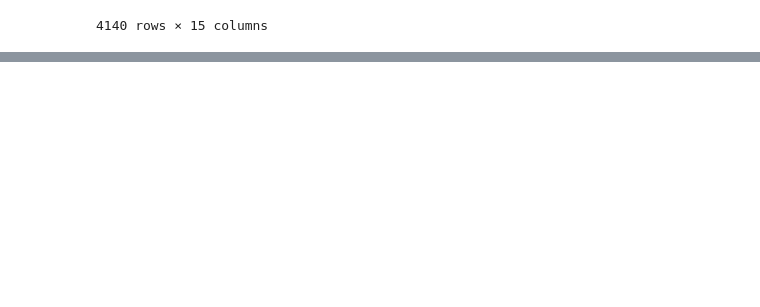
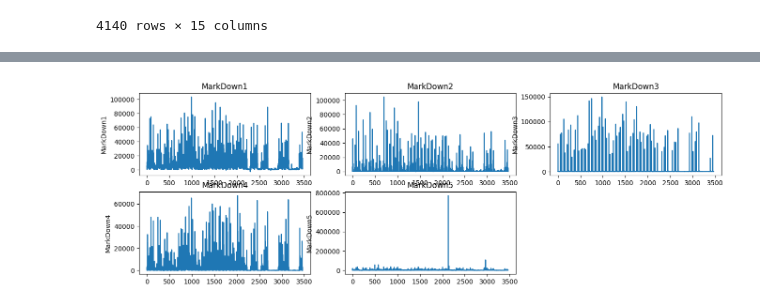
Before and after one commit to Prakash-Kani/Retail-Sales-Prediction, a Jupyter notebook: preprocessing.ipynb, the cells around one changed output, grey strips where cells are left out. Drawn from its saved outputs; the diff is of its cells as text; code cells hidden in the pictures; blank space fills up the shorter version.

Commit message:
Updated and Handled Missing Values in MarkDown columns

```diff
--- a/preprocessing.ipynb
+++ b/preprocessing.ipynb
@@ -926,3 +926,29 @@ markdown_null_df.head()
 | 2 | 1 | 1 | 151315 | 39.93 | 2.514 | NaN | NaN | NaN | NaN | ... |
 | 3 | 1 | 1 | 151315 | 46.63 | 2.561 | NaN | NaN | NaN | NaN | ... |
 | 4 | 1 | 1 | 151315 | 46.50 | 2.625 | NaN | NaN | NaN | NaN | ... |
+# %%
+plt.figure(figsize=(16, 5))
+
+plt.subplot(2, 3, 1)
+sns.lineplot(markdown_notnull_df['MarkDown1'])
+plt.title(f'MarkDown1')
+
+plt.subplot(2, 3, 2)
+sns.lineplot(markdown_notnull_df['MarkDown2'])
+plt.title(f'MarkDown2')
+
+plt.subplot(2, 3, 3)
+sns.lineplot(markdown_notnull_df['MarkDown3'])
+plt.title(f'MarkDown3')
+
+plt.subplot(2, 3, 4)
+sns.lineplot(markdown_notnull_df['MarkDown4'])
+plt.title(f'MarkDown4')
+
+plt.subplot(2, 3, 5)
+sns.lineplot(markdown_notnull_df['MarkDown5'])
+plt.title(f'MarkDown5')
+
+plt.show()
+# %% [output]
+[figure, added]
```
